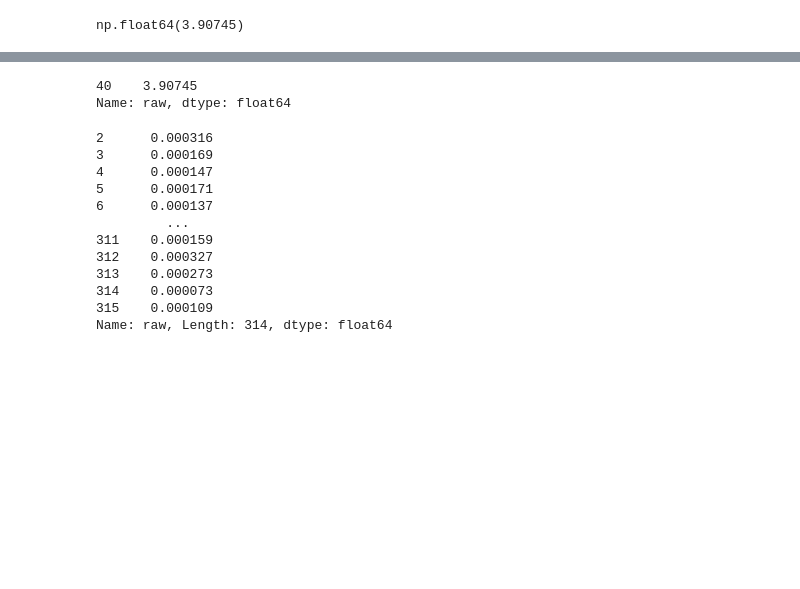
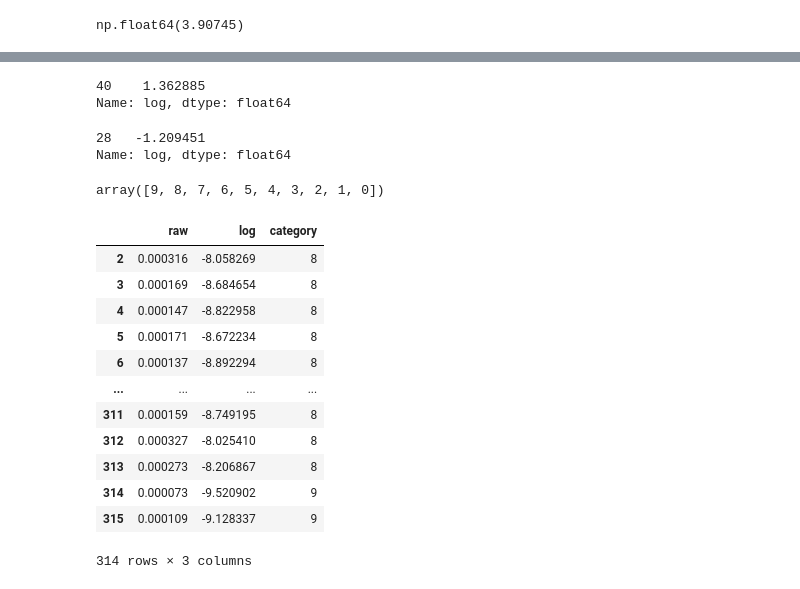
Before and after one commit to 24shiny/TOF_data, a Jupyter notebook: p1_first_look.ipynb, the cells around one changed output, grey strips where cells are left out. Drawn from its saved outputs; the diff is of its cells as text; code cells hidden in the pictures; blank space fills up the shorter version.

```diff
--- a/p1_first_look.ipynb
+++ b/p1_first_look.ipynb
@@ -219,23 +210,33 @@ plt.show()
 # %%
 # masking
-df_max['raw'][df_max['raw'] > 0.5]
+df_max['log'][df_max['log'] > -1] # Ar
 # %% [output]
-40    3.90745
-Name: raw, dtype: float64
+40    1.362885
+Name: log, dtype: float64
-# %%
-df_max['raw'][(df_max['raw'] >= -1)|(df_max['raw'] < 0)]
-# %% [output]
-2      0.000316
-3      0.000169
-4      0.000147
-5      0.000171
-6      0.000137
-         ...
-311    0.000159
-312    0.000327
-313    0.000273
-314    0.000073
-315    0.000109
-Name: raw, Length: 314, dtype: float64
+# %%
+df_max['log'][(df_max['log'] > -2) & (df_max['log'] < -1)]
+# %% [output]
+28   -1.209451
+Name: log, dtype: float64
+# %%
+np.arange(9,-1,-1)
+# %% [output]
+array([9, 8, 7, 6, 5, 4, 3, 2, 1, 0])
 # %%
 # add category labels
+df_max.loc[:,'category'] = pd.cut(df_max['log'], bins=[-10, -9, -8, -7, -6, -5, -4, -3, -2, -1, 0, 2], labels=np.arange(9,-2,-1), right=False)
+df_max
+# %% [output]
+|  | raw | log | category |
+| 2 | 0.000316 | -8.058269 | 8 |
+| 3 | 0.000169 | -8.684654 | 8 |
+| 4 | 0.000147 | -8.822958 | 8 |
+| 5 | 0.000171 | -8.672234 | 8 |
+| 6 | 0.000137 | -8.892294 | 8 |
+| ... | ... | ... | ... |
+| 311 | 0.000159 | -8.749195 | 8 |
+| 312 | 0.000327 | -8.025410 | 8 |
+| 313 | 0.000273 | -8.206867 | 8 |
+| 314 | 0.000073 | -9.520902 | 9 |
+| 315 | 0.000109 | -9.128337 | 9 |
+314 rows × 3 columns
```
Also changed, not shown: parts of 14 cells of this notebook, 1 other file.
